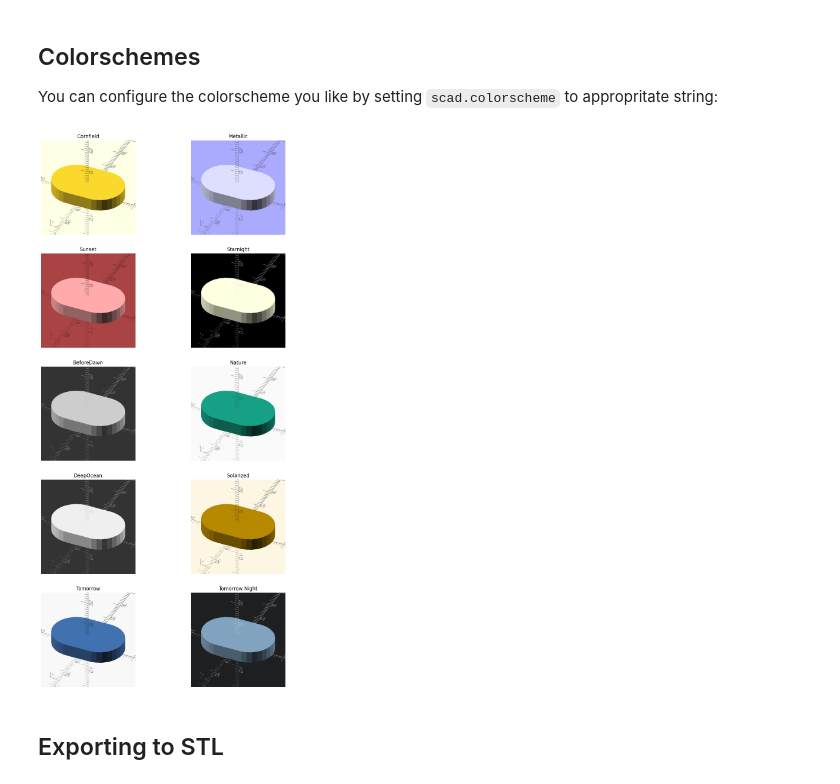
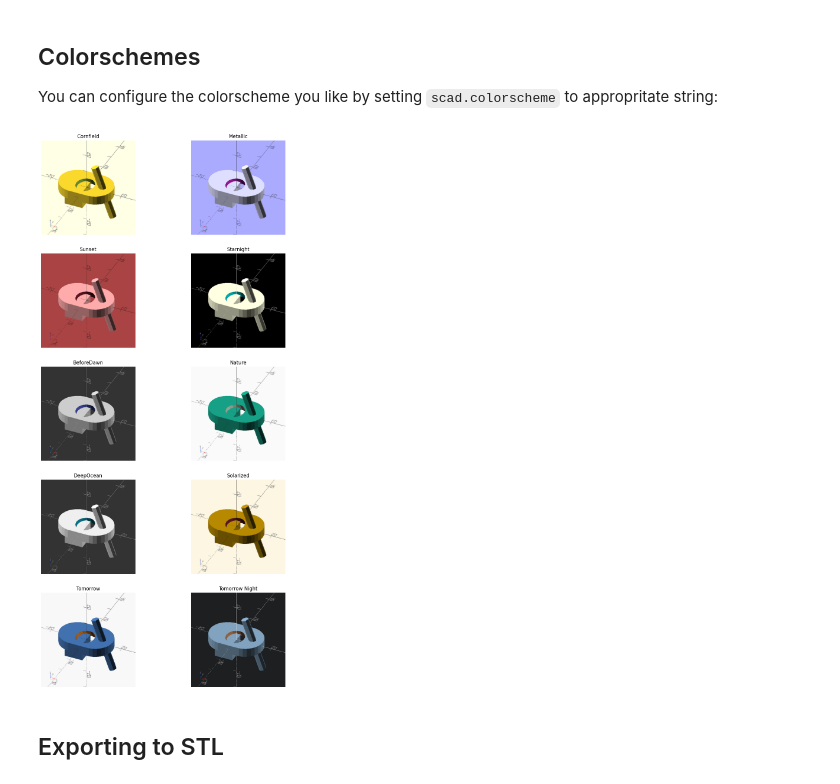
Before and after one commit to ozpau/cadlab, a Jupyter notebook: nbs/api/01_scad.ipynb, the cells around one changed output. Saved outputs shown, nothing was run; the diff lists cells and outputs as text; code cells hidden in the pictures.

```diff
--- a/nbs/api/01_scad.ipynb
+++ b/nbs/api/01_scad.ipynb
@@ -51,12 +91,13 @@ def export_to(model, export_format, w=600, h=300, colorscheme=None):
     return result.stdout
 # %%
 #| export
-def to_img(model, w=600, h=300, colorscheme=None):
+@delegates(export_to)
+def view(model, w=600, h=300, colorscheme=None, **kwargs):
     "Convert model to image"
-
     # If we render at slightly higher resolution, the result looks smoother
     s = 1.75
-    data = export_to(model, "png", w=int(s*w), h=int(s*h), colorscheme=colorscheme)
+
+    data = export_to(model, "png", w=int(s*w), h=int(s*h), colorscheme=colorscheme, **kwargs)
 
     return Image.open(io.BytesIO(data)).resize((w,h), resample=Image.LANCZOS)
 # %% [markdown]
@@ -75,0 +118,6 @@ d
+# %%
+d = ((cylinder(5,r=10,center=True).right(5) + cylinder(5,r=10,center=True).left(5)).hull()
+     - cylinder(40,r=5, center=True).rotate([30,0,0])
+     + cylinder(30,r=2,center=True).rotate([0,-20,0]).translate([10,0,0])
+     + cube([10,10,10],center=True).translate([-5,0,-5]))
+d
@@ -80,13 +181,13 @@ You can configure the colorscheme you like by setting `scad.colorscheme` to appr
 # %%
 fig, axs = plt.subplots(5,2, figsize=(12,24)) # 2,5
 axs = axs.flatten()
 
 for ax, cs in zip(axs, colorschemes):
-    ax.imshow(to_img(d, 300, 300, cs))
+    ax.imshow(view(d, 300, 300, cs))
     ax.axis("off")
     ax.set_title(cs)
 # %% [output]
-[figure, old version]
+[figure, new version]
 # %% [markdown]
 ## Exporting to STL
 # %%
```
Also changed, not shown: parts of 19 cells of this notebook, 5 other files.
